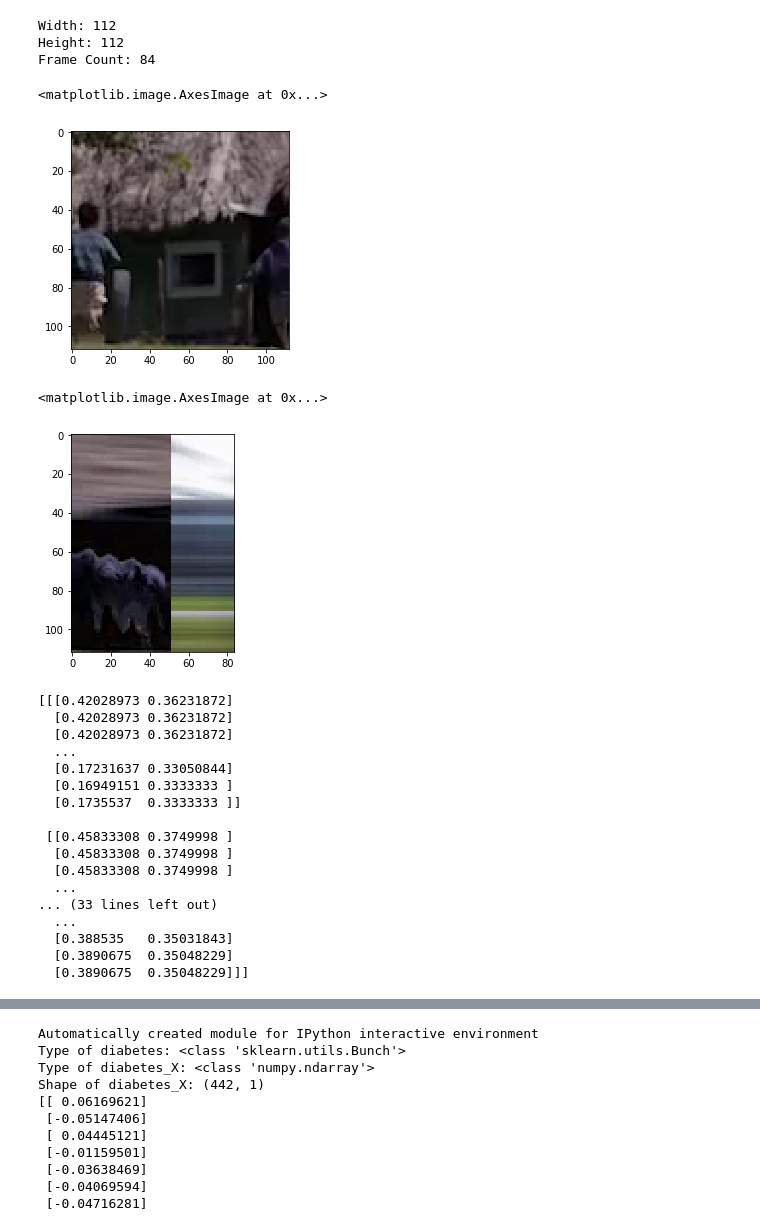
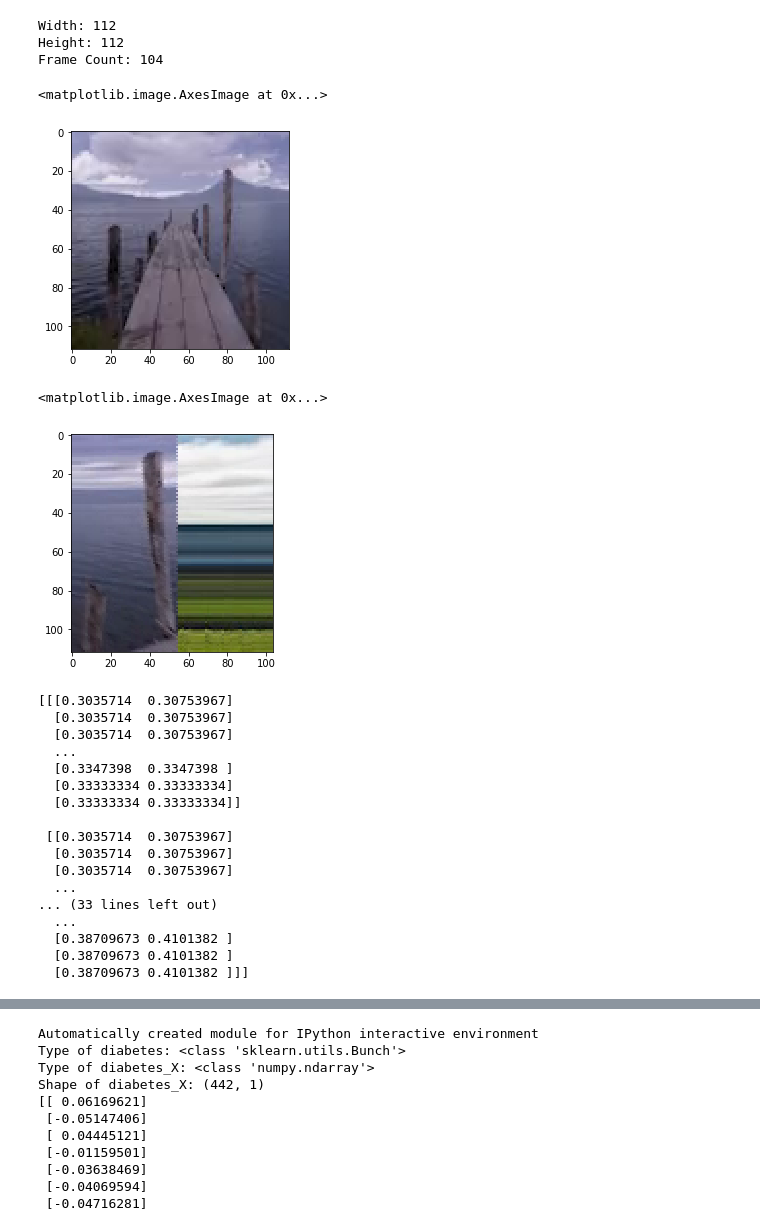
Before and after one commit to VertexC/video-transition-detector, a Jupyter notebook: jpNotebook/playground.ipynb, the cells around one changed output, grey strips where cells are left out. Cells and saved outputs as stored; diff of their text form; code cells hidden in the pictures.

Commit message:
test video 4

```diff
--- a/jpNotebook/playground.ipynb
+++ b/jpNotebook/playground.ipynb
@@ -12,26 +12,26 @@ from utils import *
 %autoreload 2
 # %%
 # test the basic information of video
-cap = cv2.VideoCapture('../media/video_3_right_wipe.mp4')
+cap = cv2.VideoCapture('../media/video_4_left_wipe.mp4')
 if not cap.isOpened():
     print("Open video failed")
 
 height = int(cap.get(cv2.CAP_PROP_FRAME_HEIGHT))
 width = int(cap.get(cv2.CAP_PROP_FRAME_WIDTH))
 frame_count = int(cap.get(cv2.CAP_PROP_FRAME_COUNT))
 print("Width: {}".format(width))
 print("Height: {}".format(height))
 print("Frame Count: {}".format(frame_count))
 # show RGB first frame
 cap.set(cv2.CAP_PROP_POS_FRAMES, 0)
 ret, some_frame = cap.read()
 plt.imshow(cv2.cvtColor(some_frame, cv2.COLOR_BGR2RGB))
 # %% [output]
 Width: 112
 Height: 112
-Frame Count: 84
+Frame Count: 104
 <matplotlib.image.AxesImage at 0x...>
-[figure, old version]
+[figure, new version]
 # %%
 # test `to_sti_column(cap)`
 # create sti of all columns
@@ -44,7 +44,7 @@ sti_column_rgb = cv2.cvtColor(sti_columns[99], cv2.COLOR_BGR2RGB)
 plt.imshow(sti_column_rgb)
 # %% [output]
 <matplotlib.image.AxesImage at 0x...>
-[figure, old version]
+[figure, new version]
 # %%
 # BGR -> GR
 sti_columns_rg = np.ndarray(list(sti_columns.shape[:-1]) + [2], dtype=np.float32)
@@ -54,23 +54,23 @@ for i in range(width):
 # print gr channel of certain sti_column
 print(sti_columns_rg[0])
 # %% [output]
-[[[0.42028973 0.36231872]
-  [0.42028973 0.36231872]
-  [0.42028973 0.36231872]
+[[[0.3035714  0.30753967]
+  [0.3035714  0.30753967]
+  [0.3035714  0.30753967]
   ...
-  [0.17231637 0.33050844]
-  [0.16949151 0.3333333 ]
-  [0.1735537  0.3333333 ]]
+  [0.3347398  0.3347398 ]
+  [0.33333334 0.33333334]
+  [0.33333334 0.33333334]]
 
- [[0.45833308 0.3749998 ]
-  [0.45833308 0.3749998 ]
-  [0.45833308 0.3749998 ]
+ [[0.3035714  0.30753967]
+  [0.3035714  0.30753967]
+  [0.3035714  0.30753967]
   ...
 ... (33 lines left out)
   ...
-  [0.388535   0.35031843]
-  [0.3890675  0.35048229]
-  [0.3890675  0.35048229]]]
+  [0.38709673 0.4101382 ]
+  [0.38709673 0.4101382 ]
+  [0.38709673 0.4101382 ]]]
 # %%
 # implements histogram intersection on GR color channels
 
```
Also changed, not shown: parts of 2 cells of this notebook.
